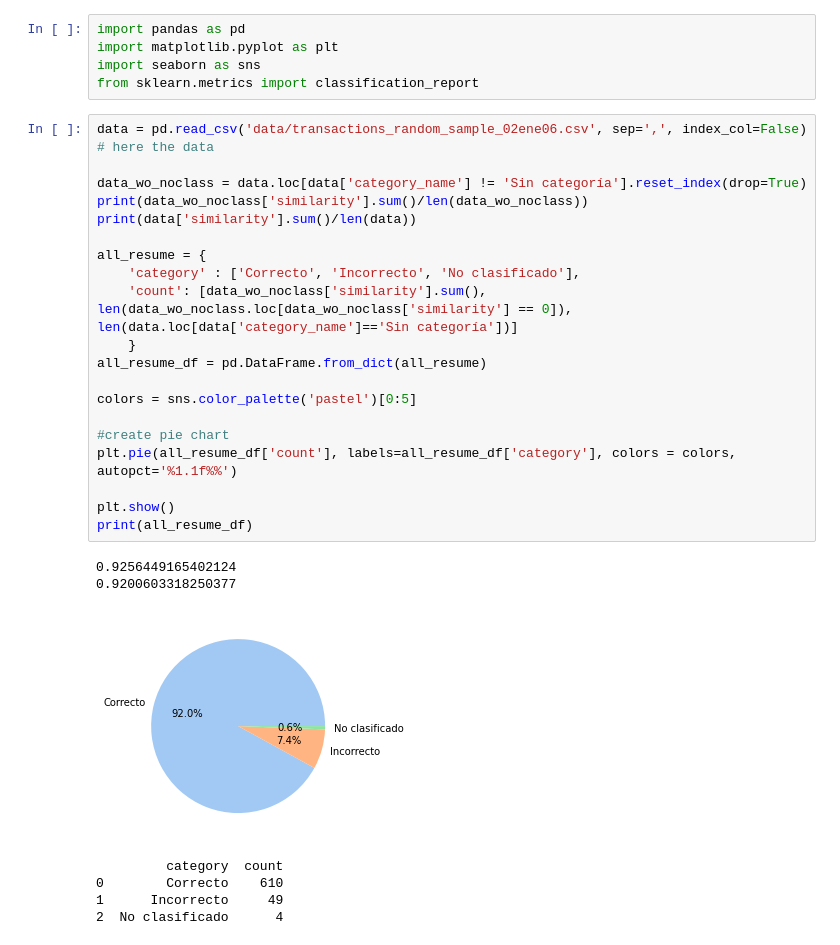
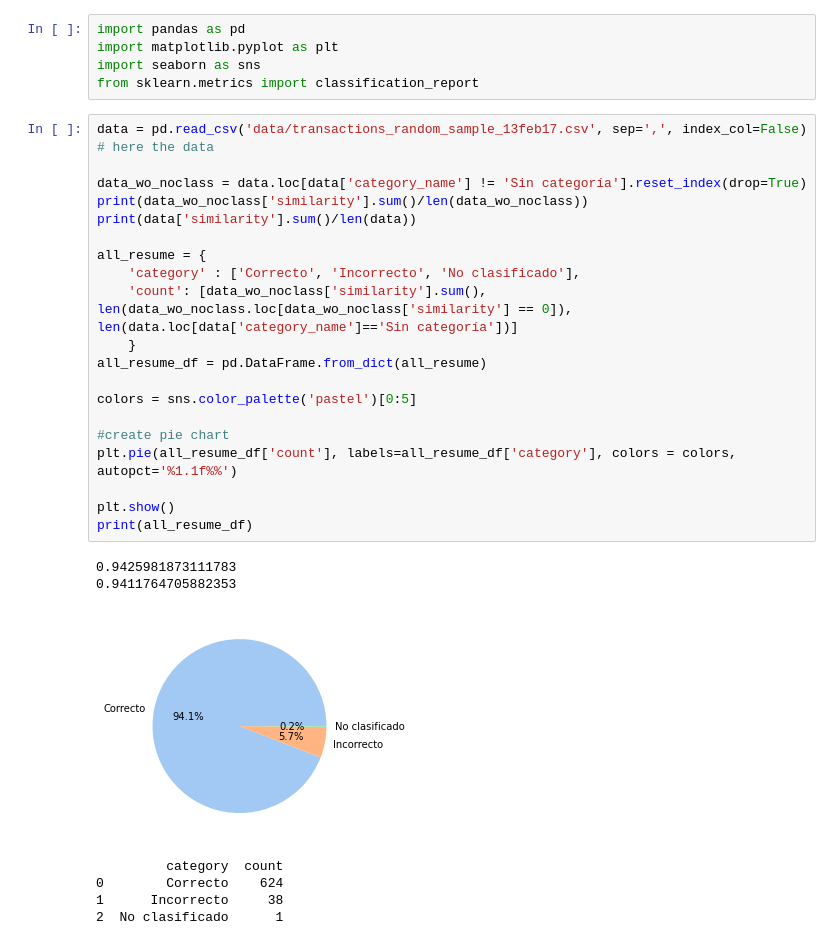
Before and after one commit to Ubankapp/reports, a Jupyter notebook: reporte_bcp.ipynb, the cells around one changed output. Drawn from its saved outputs; the diff is of its cells as text.

```diff
--- a/reporte_bcp.ipynb
+++ b/reporte_bcp.ipynb
@@ -4,33 +4,33 @@ import matplotlib.pyplot as plt
 import seaborn as sns
 from sklearn.metrics import classification_report
 # %%
-data = pd.read_csv('data/transactions_random_sample_02ene06.csv', sep=',', index_col=False) # here the data
+data = pd.read_csv('data/transactions_random_sample_13feb17.csv', sep=',', index_col=False) # here the data
 
 data_wo_noclass = data.loc[data['category_name'] != 'Sin categoría'].reset_index(drop=True)
 print(data_wo_noclass['similarity'].sum()/len(data_wo_noclass))
 print(data['similarity'].sum()/len(data))
 
 all_resume = {
     'category' : ['Correcto', 'Incorrecto', 'No clasificado'],
     'count': [data_wo_noclass['similarity'].sum(), len(data_wo_noclass.loc[data_wo_noclass['similarity'] == 0]), len(data.loc[data['category_name']=='Sin categoría'])]
     }
 all_resume_df = pd.DataFrame.from_dict(all_resume)
 
 colors = sns.color_palette('pastel')[0:5]
 
 #create pie chart
 plt.pie(all_resume_df['count'], labels=all_resume_df['category'], colors = colors, autopct='%1.1f%%')
 
 plt.show()
 print(all_resume_df)
 # %% [output]
-0.9256449165402124
-0.9200603318250377
+0.9425981873111783
+0.9411764705882353
-[figure, old version]
+[figure, new version]
          category  count
-0        Correcto    610
-1      Incorrecto     49
-2  No clasificado      4
+0        Correcto    624
+1      Incorrecto     38
+2  No clasificado      1
 # %%
 expense = data.loc[data['amount'] < 0].reset_index(drop=True)
 # expense = expense.loc[expense['nombre'] != 'No clasificado']
```
Also changed, not shown: parts of 3 cells of this notebook.
